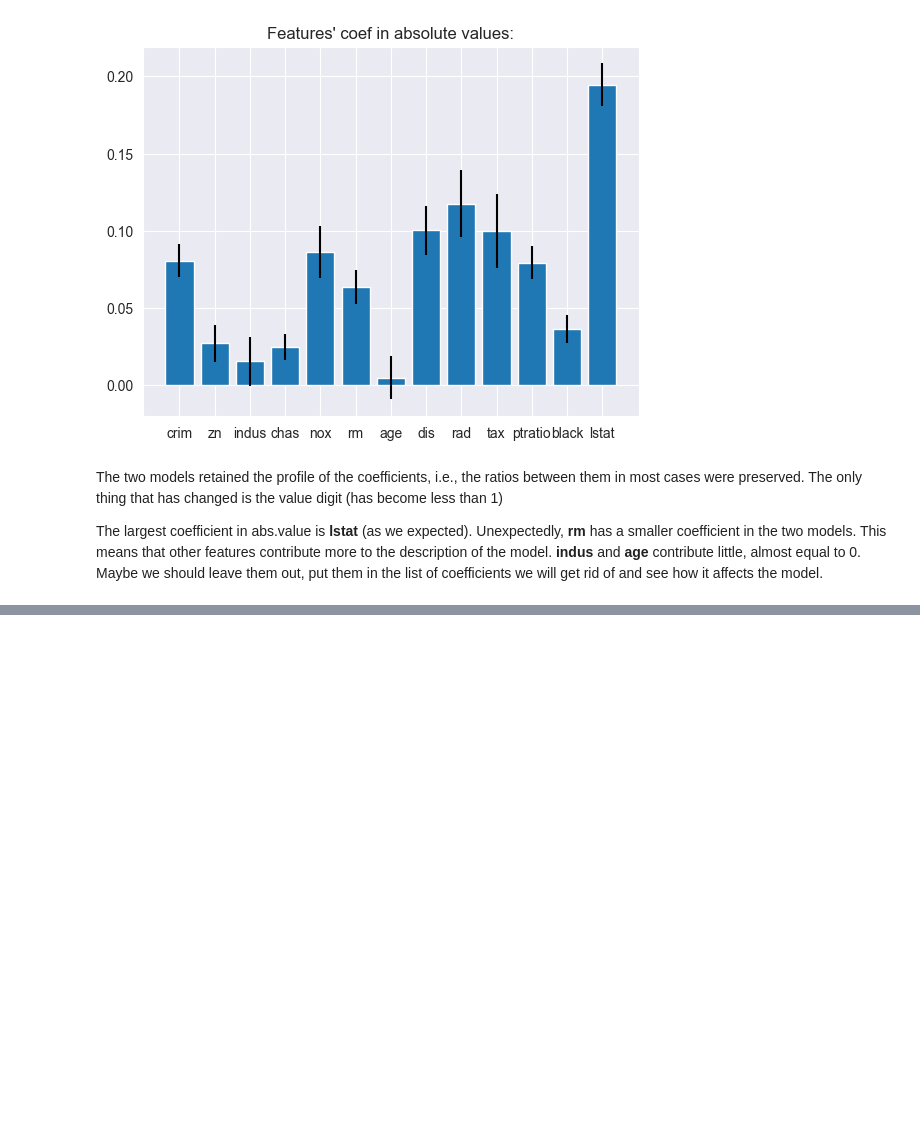
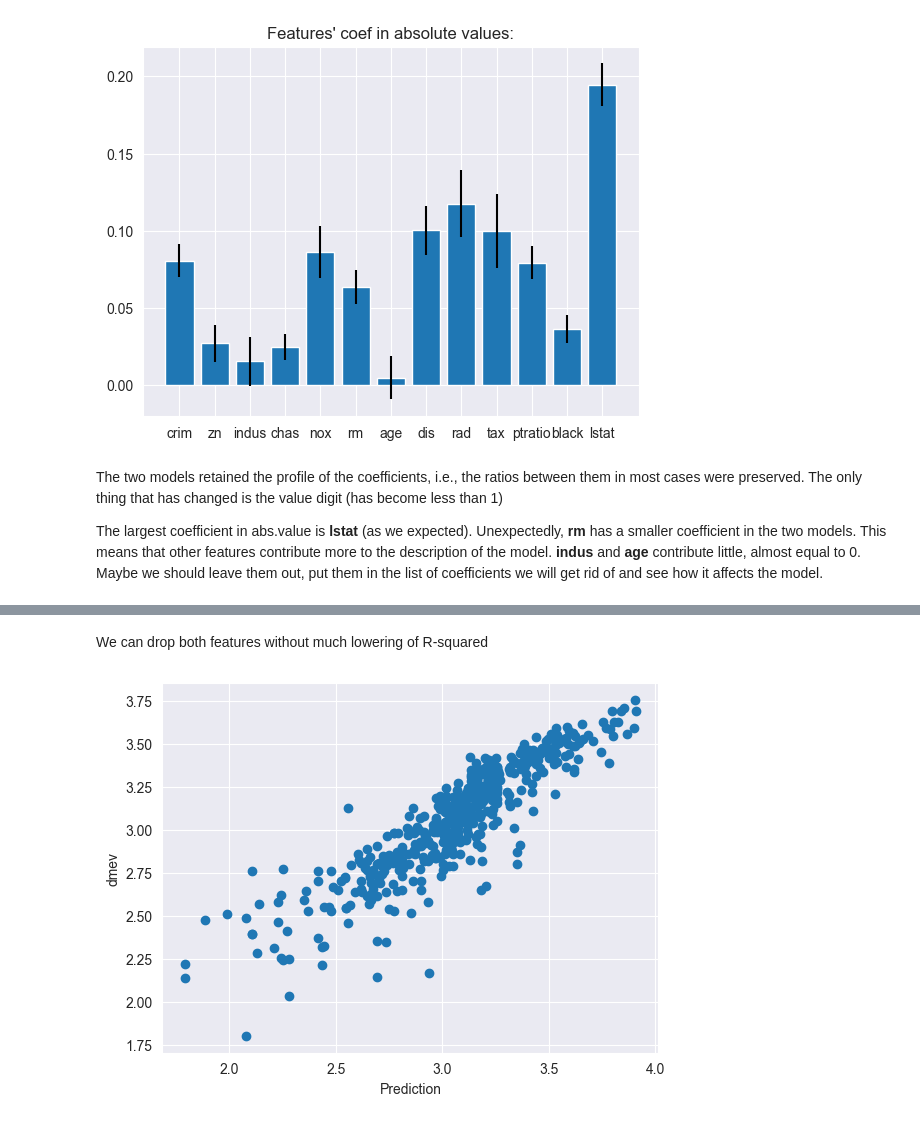
Before and after one commit to Smirness/BI_Stat_2021, a Jupyter notebook: project_ml/project_ml.ipynb, the cells around one changed output, grey strips where cells are left out. Drawn from its saved outputs; the diff is of its cells as text; code cells hidden in the pictures; blank space fills up the shorter version.

```diff
--- a/project_ml/project_ml.ipynb
+++ b/project_ml/project_ml.ipynb
@@ -529,0 +607,13 @@ array([30.00384338, 25.02556238, 30.56759672, 28.60703649, 27.94352423,
+# %% [markdown]
+We can drop both features without much lowering of R-squared
+# %%
+X_3_3 = X_3.drop(columns=['age', 'indus'])
+pred_result_3_3 = results_3_3.get_prediction(X_3_3)
+target_pred_3_3 = pred_result_3_3.predicted_mean
+
+plt.scatter(y_3, target_pred_3_3)
+plt.xlabel('Prediction')
+plt.ylabel('dmev')
+plt.show()
+# %% [output]
+[figure, added]
```
Also changed, not shown: parts of 50 cells of this notebook.
